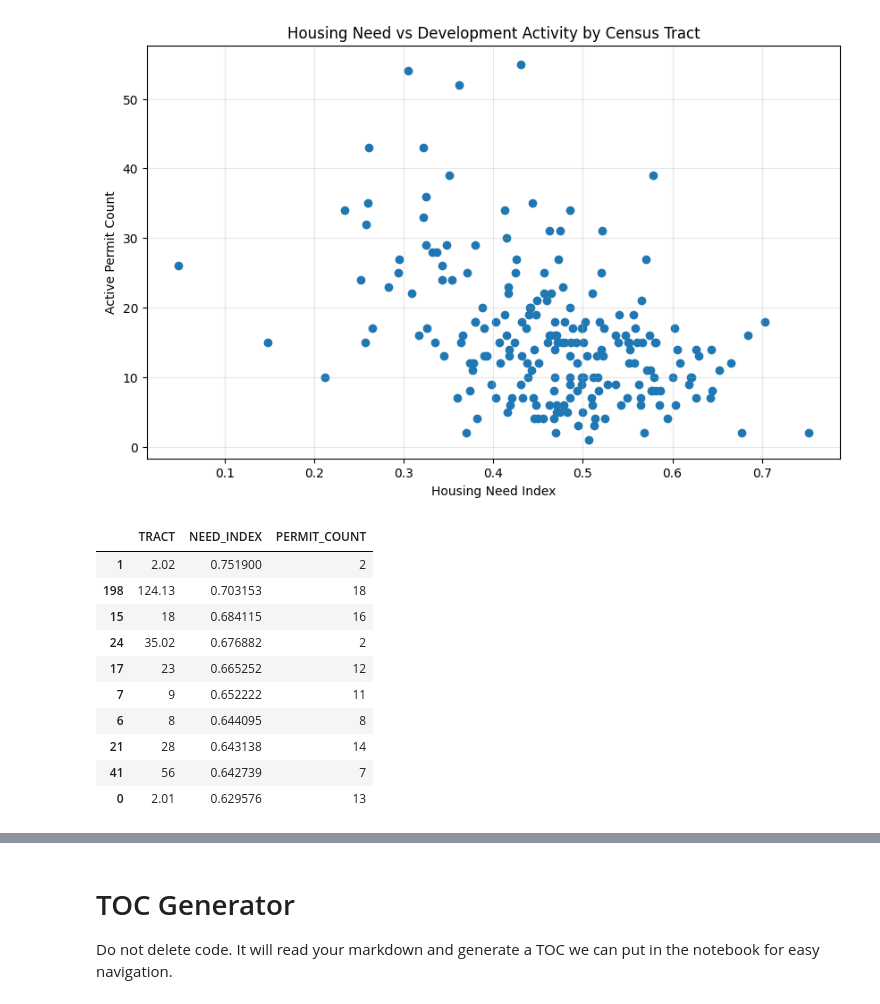
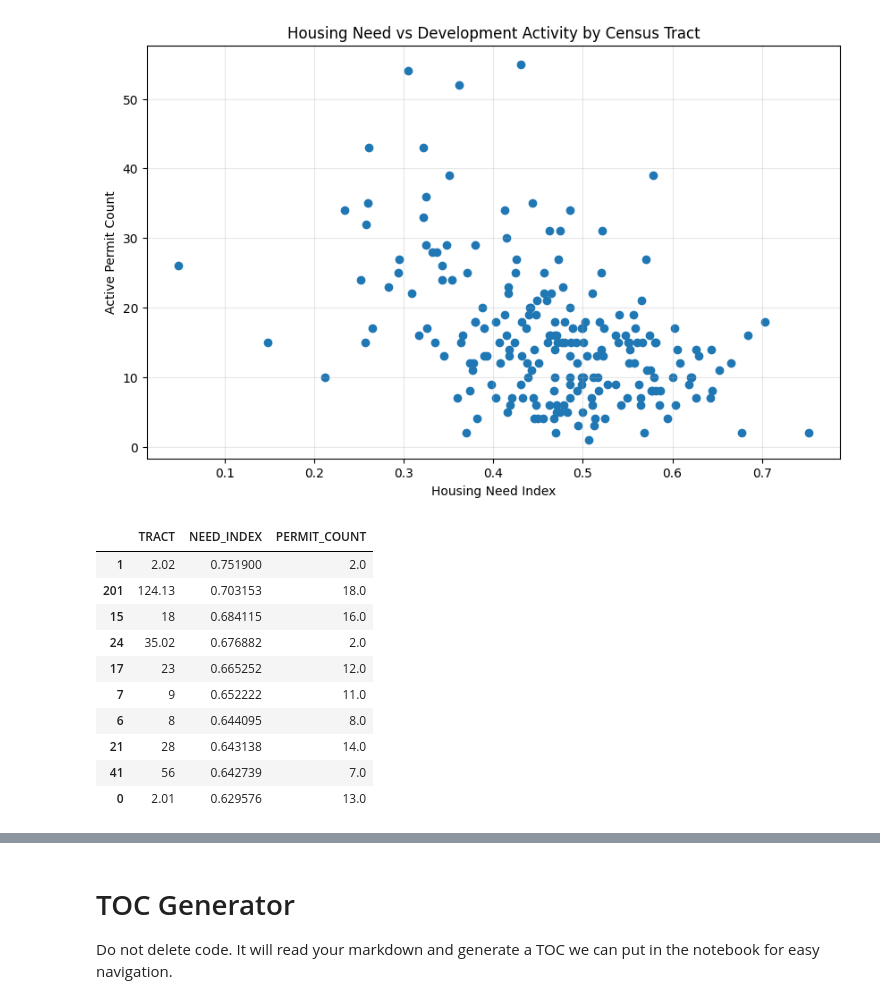
Before and after one commit to Code-You-Contributors/HUD_data_master, a Jupyter notebook: Curtis/curtis.ipynb, the cells around one changed output, grey strips where cells are left out. Saved outputs shown, nothing was run; the diff lists cells and outputs as text; code cells hidden in the pictures.

Commit message:
big update: resolved 3 missing tract's data from merging, new and outputted choropleths

```diff
--- a/Curtis/curtis.ipynb
+++ b/Curtis/curtis.ipynb
@@ -271,7 +272,7 @@ gdf_result_perm_neig.to_csv(PROCESSED_DIR / "permits_neighborhoods_clean.csv", i
 # %% [markdown]
 ### GeoDataFrame - Tracts
 # %%
-# Load shapefile
+# Load shapefile (geometry is polygon)
 gdf_tracts = gpd.read_file(RAW_DIR / "tl_2023_21_tract.shp")
 
 # Filter to Jefferson County (111) using Federal Information Processing Standard (FIPS)
@@ -280,13 +281,16 @@ gdf_tracts = gdf_tracts[gdf_tracts["COUNTYFP"] == "111"]
 # Convert to ESPG:4326
 gdf_tracts = gdf_tracts.to_crs("EPSG:4326")
 
-# Join with our GeoDataFrame
-gdf_result_tracts = gpd.sjoin(gdf_permits, gdf_tracts, how = "left", predicate = "intersects")
+#---------------------------------------------------------------------------------------------
+
+# Spatial join with our permit data
+# Note: this changes the geometry from polygon to point
+gdf_permit_tracts = gpd.sjoin(gdf_permits, gdf_tracts, how = "left", predicate = "intersects")
 # %% [markdown]
 # 6. MERGE PREP
 # %%
 # Permits - Pull out GEOID and add a count column for plotting
-permits_tract_count = (gdf_result_tracts.groupby("GEOID").size().reset_index(name = "PERMIT_COUNT"))
+permits_tract_count = (gdf_permit_tracts.groupby("GEOID").size().reset_index(name = "PERMIT_COUNT"))
 
 #----------------------------------------------------------------------------------------------------#
 
@@ -307,7 +320,7 @@ df_rent_burden["RENT_BURDEN_PCT"] = (df_rent_burden["50.0 percent or more"] / df
 # %%
 print("Merging all DataFrames...")
 
-df_merged = pd.merge(permits_tract_count, df_poverty[["GEOID", "TRACT", "POVERTY_RATE_PCT"]], on = "GEOID", how = "left")
+df_merged = pd.merge(permits_tract_count, df_poverty[["GEOID", "TRACT", "POVERTY_RATE_PCT"]], on = "GEOID", how = "right")
 df_merged = pd.merge(df_merged, df_housing_age[["TRACT", "OLDER_HOUSING_PCT"]], on = "TRACT", how = "left")
 df_merged = pd.merge(df_merged, df_rent_burden[["TRACT", "RENT_BURDEN_PCT"]], on = "TRACT", how ="left")
 df_merged = pd.merge(df_merged, df_home_value[["TRACT", "HOME_VALUE_USD"]], on = "TRACT", how = "left")
@@ -388,19 +402,16 @@ plt.show()
 [figure]
 # %%
 # Top 10 highest need tracts
-
-df_plot.sort_values("NEED_INDEX", ascending=False)[
-    ["TRACT", "NEED_INDEX", "PERMIT_COUNT"]
-].head(10)
+df_plot.sort_values("NEED_INDEX", ascending=False)[["TRACT", "NEED_INDEX", "PERMIT_COUNT"]].head(10)
 # %% [output]
 |  | TRACT | NEED_INDEX | PERMIT_COUNT |
-| 1 | 2.02 | 0.751900 | 2 |
-| 198 | 124.13 | 0.703153 | 18 |
-| 15 | 18 | 0.684115 | 16 |
-| 24 | 35.02 | 0.676882 | 2 |
-| 17 | 23 | 0.665252 | 12 |
-| 7 | 9 | 0.652222 | 11 |
-| 6 | 8 | 0.644095 | 8 |
-| 21 | 28 | 0.643138 | 14 |
-| 41 | 56 | 0.642739 | 7 |
-| 0 | 2.01 | 0.629576 | 13 |
+| 1 | 2.02 | 0.751900 | 2.0 |
+| 201 | 124.13 | 0.703153 | 18.0 |
+| 15 | 18 | 0.684115 | 16.0 |
+| 24 | 35.02 | 0.676882 | 2.0 |
+| 17 | 23 | 0.665252 | 12.0 |
+| 7 | 9 | 0.652222 | 11.0 |
+| 6 | 8 | 0.644095 | 8.0 |
+| 21 | 28 | 0.643138 | 14.0 |
+| 41 | 56 | 0.642739 | 7.0 |
+| 0 | 2.01 | 0.629576 | 13.0 |
```
Also changed, not shown: parts of 15 cells of this notebook, 7 other files.
